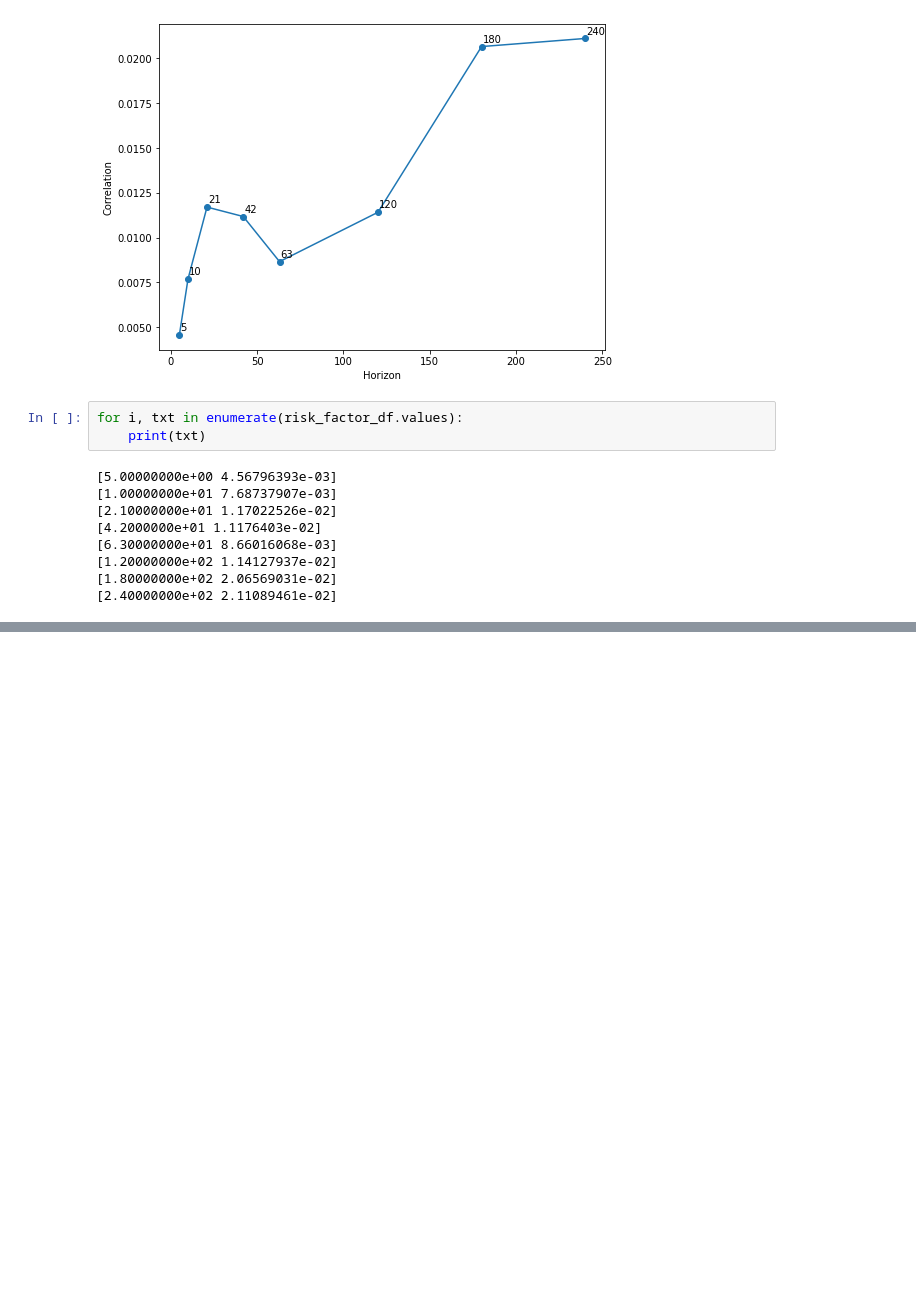
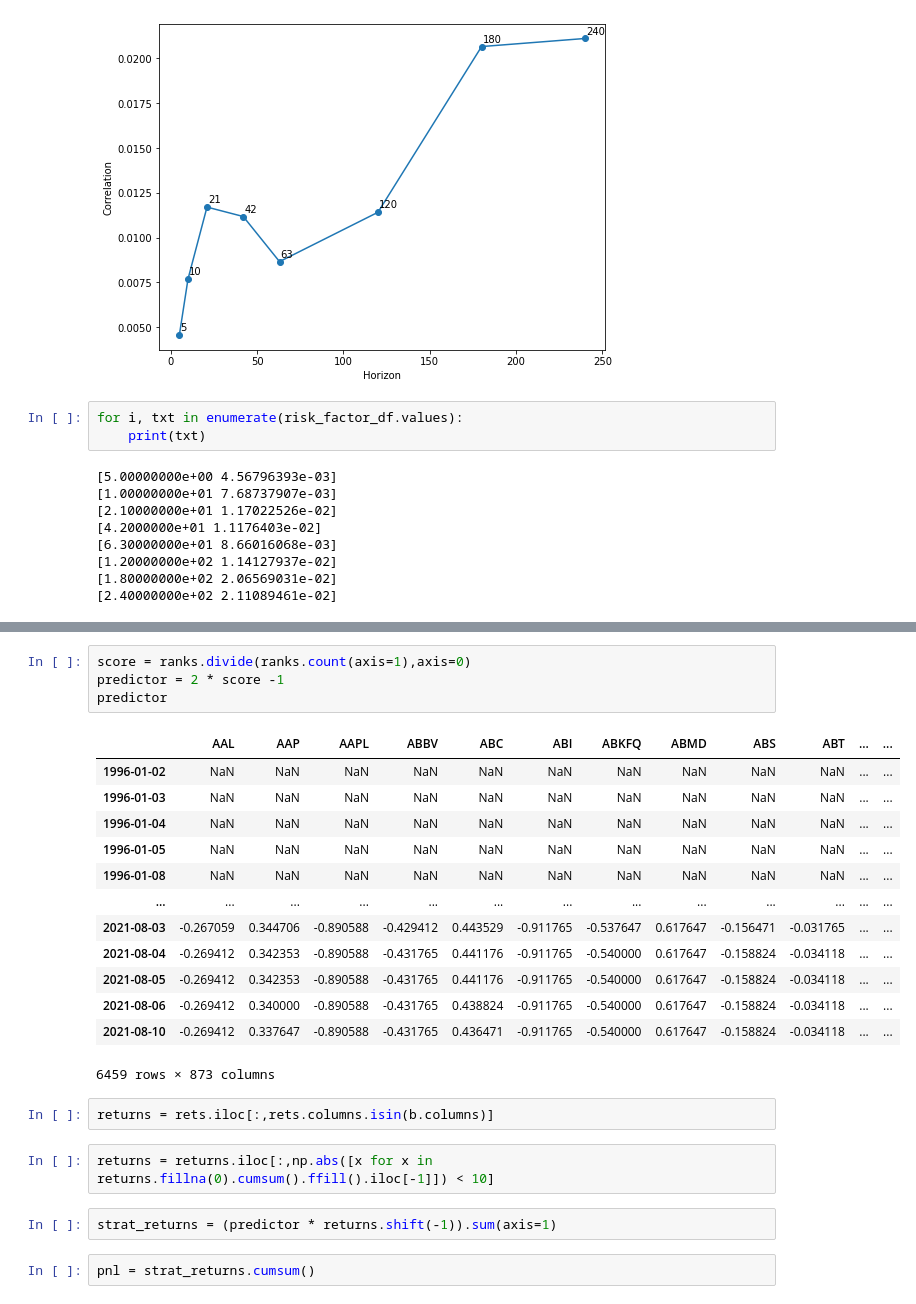
Before and after one commit to lkrenn/SP500_NLP_Project, a Jupyter notebook: Step3-Portfolio_Construction/1-Cosine_Similarity_1a.ipynb, the cells around one changed output, grey strips where cells are left out. Cells and saved outputs as stored; diff of their text form; blank space fills up the shorter version.

```diff
--- a/Step3-Portfolio_Construction/1-Cosine_Similarity_1a.ipynb
+++ b/Step3-Portfolio_Construction/1-Cosine_Similarity_1a.ipynb
@@ -263,0 +281,26 @@ for i, txt in enumerate(risk_factor_df.values):
+# %%
+score = ranks.divide(ranks.count(axis=1),axis=0)
+predictor = 2 * score -1
+predictor
+# %% [output]
+|  | AAL | AAP | AAPL | ABBV | ABC | ABI | ABKFQ | ABMD | ABS | ABT | ... | ... |
+| 1996-01-02 | NaN | NaN | NaN | NaN | NaN | NaN | NaN | NaN | NaN | NaN | ... | ... |
+| 1996-01-03 | NaN | NaN | NaN | NaN | NaN | NaN | NaN | NaN | NaN | NaN | ... | ... |
+| 1996-01-04 | NaN | NaN | NaN | NaN | NaN | NaN | NaN | NaN | NaN | NaN | ... | ... |
+| 1996-01-05 | NaN | NaN | NaN | NaN | NaN | NaN | NaN | NaN | NaN | NaN | ... | ... |
+| 1996-01-08 | NaN | NaN | NaN | NaN | NaN | NaN | NaN | NaN | NaN | NaN | ... | ... |
+| ... | ... | ... | ... | ... | ... | ... | ... | ... | ... | ... | ... | ... |
+| 2021-08-03 | -0.267059 | 0.344706 | -0.890588 | -0.429412 | 0.443529 | -0.911765 | -0.537647 | 0.617647 | -0.156471 | -0.031765 | ... | ... |
+| 2021-08-04 | -0.269412 | 0.342353 | -0.890588 | -0.431765 | 0.441176 | -0.911765 | -0.540000 | 0.617647 | -0.158824 | -0.034118 | ... | ... |
+| 2021-08-05 | -0.269412 | 0.342353 | -0.890588 | -0.431765 | 0.441176 | -0.911765 | -0.540000 | 0.617647 | -0.158824 | -0.034118 | ... | ... |
+| 2021-08-06 | -0.269412 | 0.340000 | -0.890588 | -0.431765 | 0.438824 | -0.911765 | -0.540000 | 0.617647 | -0.158824 | -0.034118 | ... | ... |
+| 2021-08-10 | -0.269412 | 0.337647 | -0.890588 | -0.431765 | 0.436471 | -0.911765 | -0.540000 | 0.617647 | -0.158824 | -0.034118 | ... | ... |
+6459 rows × 873 columns
+# %%
+returns = rets.iloc[:,rets.columns.isin(b.columns)]
+# %%
+returns = returns.iloc[:,np.abs([x for x in returns.fillna(0).cumsum().ffill().iloc[-1]]) < 10]
+# %%
+strat_returns = (predictor * returns.shift(-1)).sum(axis=1)
+# %%
+pnl = strat_returns.cumsum()
```
Also changed, not shown: parts of 3 cells of this notebook.
